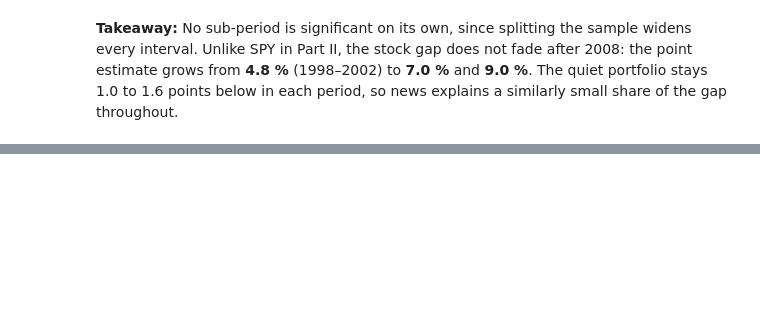
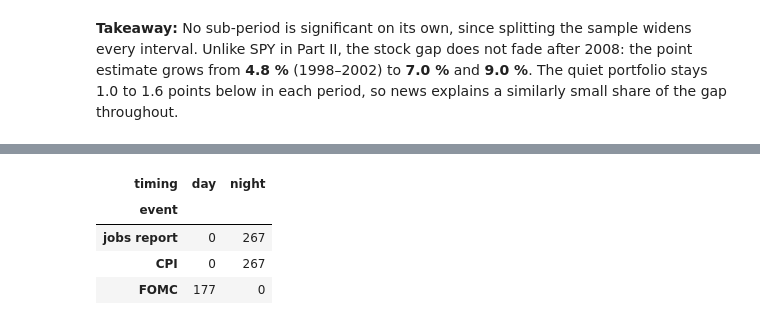
Before and after one commit to theanalysts-ada/Project_ADA_Stock_Markets_TheAnalysts, a Jupyter notebook: results.ipynb, the cells around one changed output, grey strips where cells are left out. Cells and saved outputs as stored; diff of their text form; code cells hidden in the pictures; blank space fills up the shorter version.

```diff
--- a/results.ipynb
+++ b/results.ipynb
@@ -990,0 +995,17 @@ quiet_gap_by_period(news_ports)
+# %%
+from src.data.macro import fomc_dates, bls_release_dates
+from src.analysis.macro import place_events, macro_flags, event_counts, macro_regression, macro_decomposition, macro_free_gap, macro_paths
+from src.visualization.news import plot_macro_paths
+
+events = pd.concat([bls_release_dates(f"{STUDY_START_YEAR}-01-01", "2020-04-30"), fomc_dates(STUDY_START_YEAR, 2020)])
+placed = place_events(events, windows)
+macro = macro_flags(placed, windows)
+macro_ports = {"SPY": study.loc[study["ticker"] == "SPY", ["date", "r_night", "r_day"]], **ports,
+               "Covered stocks, quiet": news_ports["quiet"]}
+event_counts(placed, f"{STUDY_START_YEAR}-01-01", str(study["date"].max().date()))
+# %% [output]
+| timing | day | night |
+| event |  |  |
+| jobs report | 0 | 267 |
+| CPI | 0 | 267 |
+| FOMC | 177 | 0 |
```
Also changed, not shown: parts of 21 cells of this notebook.
